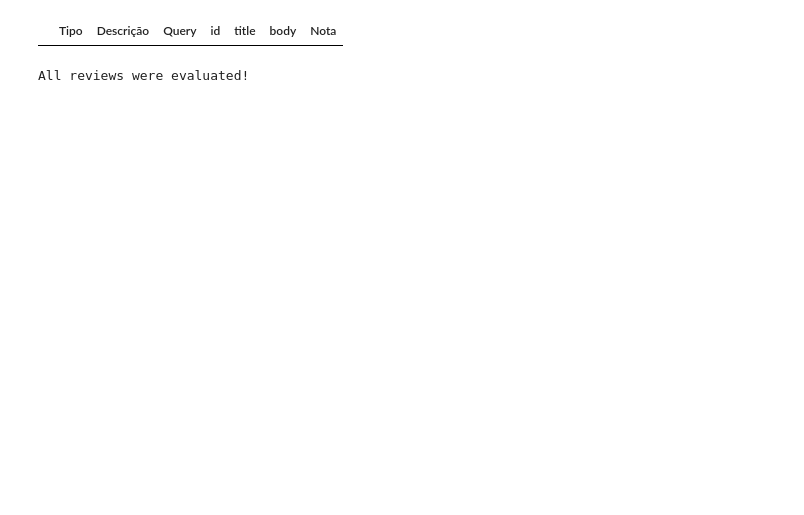
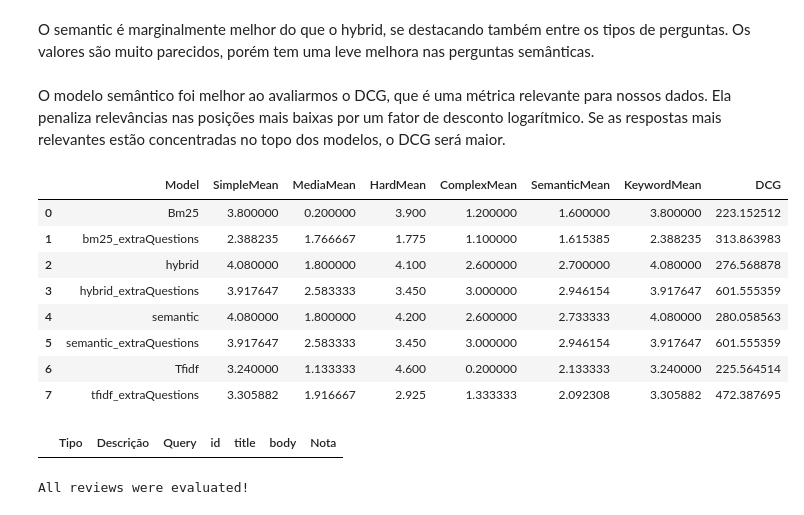
Before and after one commit to VanessaWille/Search_Engine, a Jupyter notebook: models_comparison.ipynb, the cells around one changed output. Cells and saved outputs as stored; diff of their text form; code cells hidden in the pictures; blank space fills up the shorter version.

```diff
--- a/models_comparison.ipynb
+++ b/models_comparison.ipynb
@@ -88,0 +129,19 @@ Média de pontuação: 2.572093023255814
+# %%
+def calculate_dcg(scores):
+    return np.sum(
+        np.divide(np.power(2, scores) - 1, np.log2(np.arange(2, scores.size + 2))),
+        dtype=np.float32)
+
+dcg_mean = {}
+
+for model in models:
+    df = models[model]
+
+    sorted_scores = df['Nota'].sort_values(ascending=False)
+
+    dcg = calculate_dcg(sorted_scores.values)
+
+    dcg_mean[model] = dcg
+
+    print(f'Modelo: {model}')
+    print(f'DCG: {dcg}\n')
@@ -88,0 +362,2 @@ Média de pontuação: 2.572093023255814
+# %% [markdown]
+O semantic é marginalmente melhor do que o hybrid, se destacando também entre os tipos de perguntas. Os valores são muito parecidos, porém tem uma leve melhora nas perguntas semânticas.
@@ -89,3 +389,36 @@ Média de pontuação: 2.572093023255814
+# %% [markdown]
+O modelo semântico foi melhor ao avaliarmos o DCG, que é uma métrica relevante para nossos dados. Ela penaliza relevâncias nas posições mais baixas por um fator de desconto logarítmico. Se as respostas mais relevantes estão concentradas no topo dos modelos, o DCG será maior.
+# %%
+# Convert each dictionary to a DataFrame
+df_simple = pd.DataFrame(list(simple_mean.items()), columns=['Model', 'SimpleMean'])
+df_media = pd.DataFrame(list(media_mean.items()), columns=['Model', 'MediaMean'])
+df_hard = pd.DataFrame(list(hard_mean.items()), columns=['Model', 'HardMean'])
+df_complex = pd.DataFrame(list(complex_mean.items()), columns=['Model', 'ComplexMean'])
+df_semantic = pd.DataFrame(list(semanticc_mean.items()), columns=['Model', 'SemanticMean'])
+df_keyword = pd.DataFrame(list(keywordd_mean.items()), columns=['Model', 'KeywordMean'])
+
+# Concatenate the DataFrames along the column axis
+df = pd.concat([df_simple, df_media['MediaMean'], df_hard['HardMean'], df_complex['ComplexMean'], df_semantic['SemanticMean'], df_keyword['KeywordMean']], axis=1)
+
+# Convert the DCG scores to a DataFrame
+df_dcg = pd.DataFrame(list(dcg_mean.items()), columns=['Model', 'DCG'])
+
+# Concatenate the DCG scores with the existing DataFrame
+df = pd.concat([df, df_dcg['DCG']], axis=1)
+
+# Write the DataFrame to a CSV file
+
+df
+# %% [output]
+|  | Model | SimpleMean | MediaMean | HardMean | ComplexMean | SemanticMean | KeywordMean | DCG |
+| 0 | Bm25 | 3.800000 | 0.200000 | 3.900 | 1.200000 | 1.600000 | 3.800000 | 223.152512 |
+| 1 | bm25_extraQuestions | 2.388235 | 1.766667 | 1.775 | 1.100000 | 1.615385 | 2.388235 | 313.863983 |
+| 2 | hybrid | 4.080000 | 1.800000 | 4.100 | 2.600000 | 2.700000 | 4.080000 | 276.568878 |
+| 3 | hybrid_extraQuestions | 3.917647 | 2.583333 | 3.450 | 3.000000 | 2.946154 | 3.917647 | 601.555359 |
+| 4 | semantic | 4.080000 | 1.800000 | 4.200 | 2.600000 | 2.733333 | 4.080000 | 280.058563 |
+| 5 | semantic_extraQuestions | 3.917647 | 2.583333 | 3.450 | 3.000000 | 2.946154 | 3.917647 | 601.555359 |
+| 6 | Tfidf | 3.240000 | 1.133333 | 4.600 | 0.200000 | 2.133333 | 3.240000 | 225.564514 |
+| 7 | tfidf_extraQuestions | 3.305882 | 1.916667 | 2.925 | 1.333333 | 2.092308 | 3.305882 | 472.387695 |
 # %%
 missing_reviews
 # %% [output]
```
Also changed, not shown: parts of 16 cells of this notebook.
